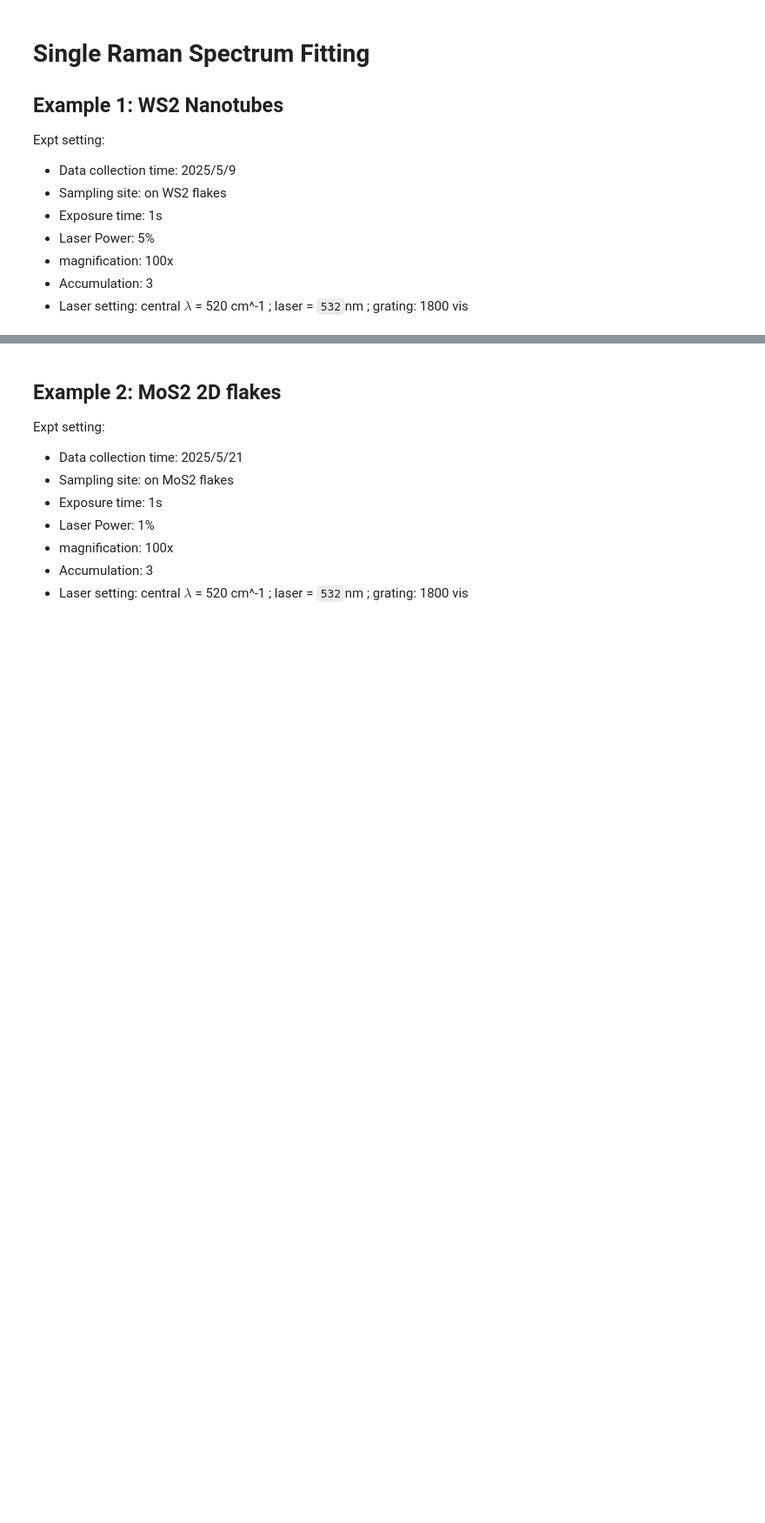
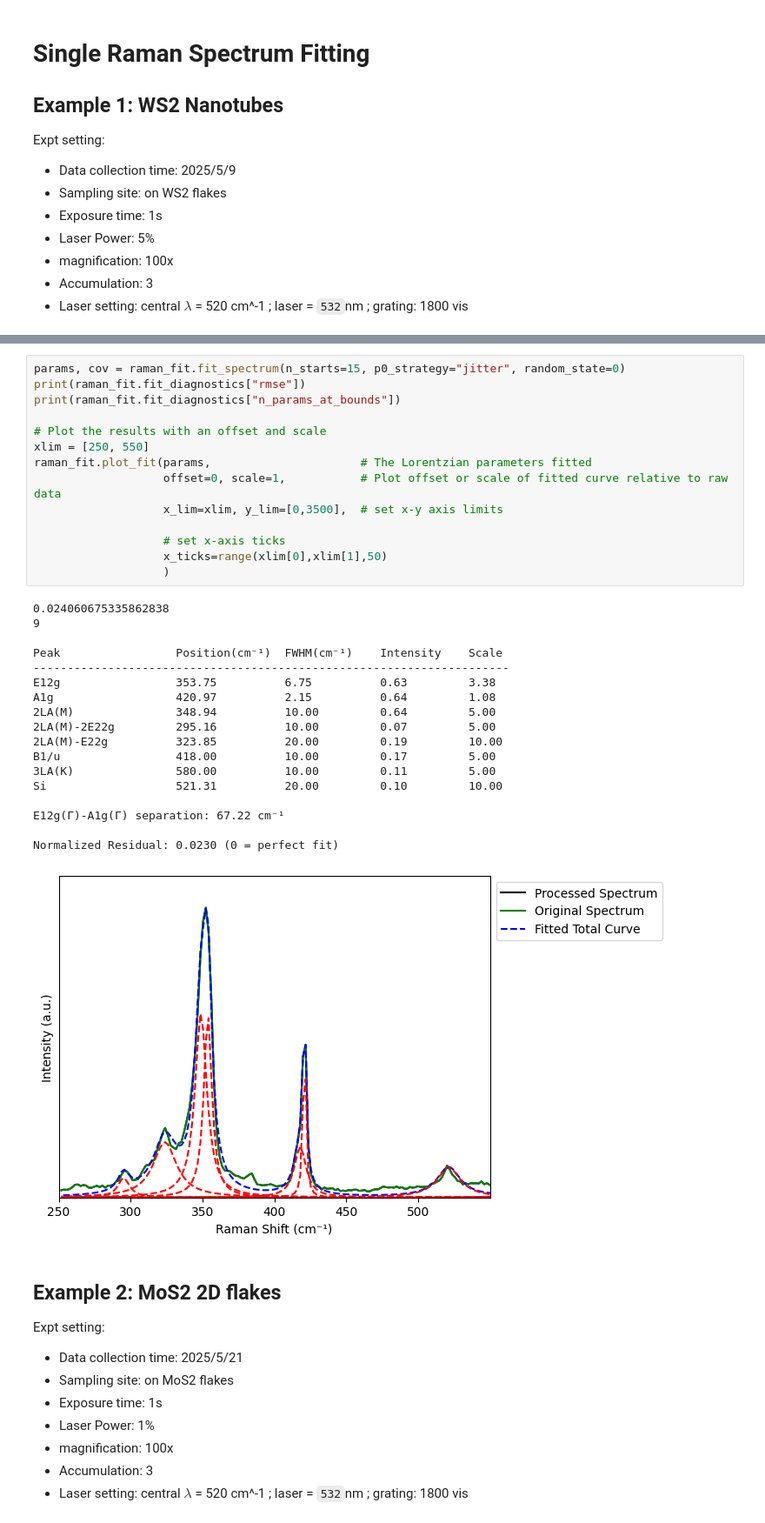
Before and after one commit to barry063/RamanPL_2D, a Jupyter notebook: example-usage/Ramanfit/Raman_component.ipynb, the cells around one changed output, grey strips where cells are left out. Shown at 87% size. Cells and saved outputs as stored; diff of their text form; blank space fills up the shorter version.

```diff
--- a/example-usage/Ramanfit/Raman_component.ipynb
+++ b/example-usage/Ramanfit/Raman_component.ipynb
@@ -68,4 +69,37 @@ Normalized Residual: 0.0309 (0 = perfect fit)
 [figure]
+# %%
+params, cov = raman_fit.fit_spectrum(n_starts=15, p0_strategy="jitter", random_state=0)
+print(raman_fit.fit_diagnostics["rmse"])
+print(raman_fit.fit_diagnostics["n_params_at_bounds"])
+
+# Plot the results with an offset and scale
+xlim = [250, 550]
+raman_fit.plot_fit(params,                      # The Lorentzian parameters fitted
+                   offset=0, scale=1,           # Plot offset or scale of fitted curve relative to raw data
+                   x_lim=xlim, y_lim=[0,3500],  # set x-y axis limits
+
+                   # set x-axis ticks
+                   x_ticks=range(xlim[0],xlim[1],50)
+                   )
+# %% [output]
+0.024060675335862838
+9
+
+Peak                 Position(cm⁻¹)  FWHM(cm⁻¹)    Intensity    Scale
+----------------------------------------------------------------------
+E12g                 353.75          6.75          0.63         3.38
+A1g                  420.97          2.15          0.64         1.08
+2LA(M)               348.94          10.00         0.64         5.00
+2LA(M)-2E22g         295.16          10.00         0.07         5.00
+2LA(M)-E22g          323.85          20.00         0.19         10.00
+B1/u                 418.00          10.00         0.17         5.00
+3LA(K)               580.00          10.00         0.11         5.00
+Si                   521.31          20.00         0.10         10.00
+
+E12g(Γ)-A1g(Γ) separation: 67.22 cm⁻¹
+
+Normalized Residual: 0.0230 (0 = perfect fit)
+[figure, added]
 # %% [markdown]
 ## Example 2: MoS2 2D flakes
 Expt setting:
```
Also changed, not shown: parts of 1 cell of this notebook, 16 other files.
